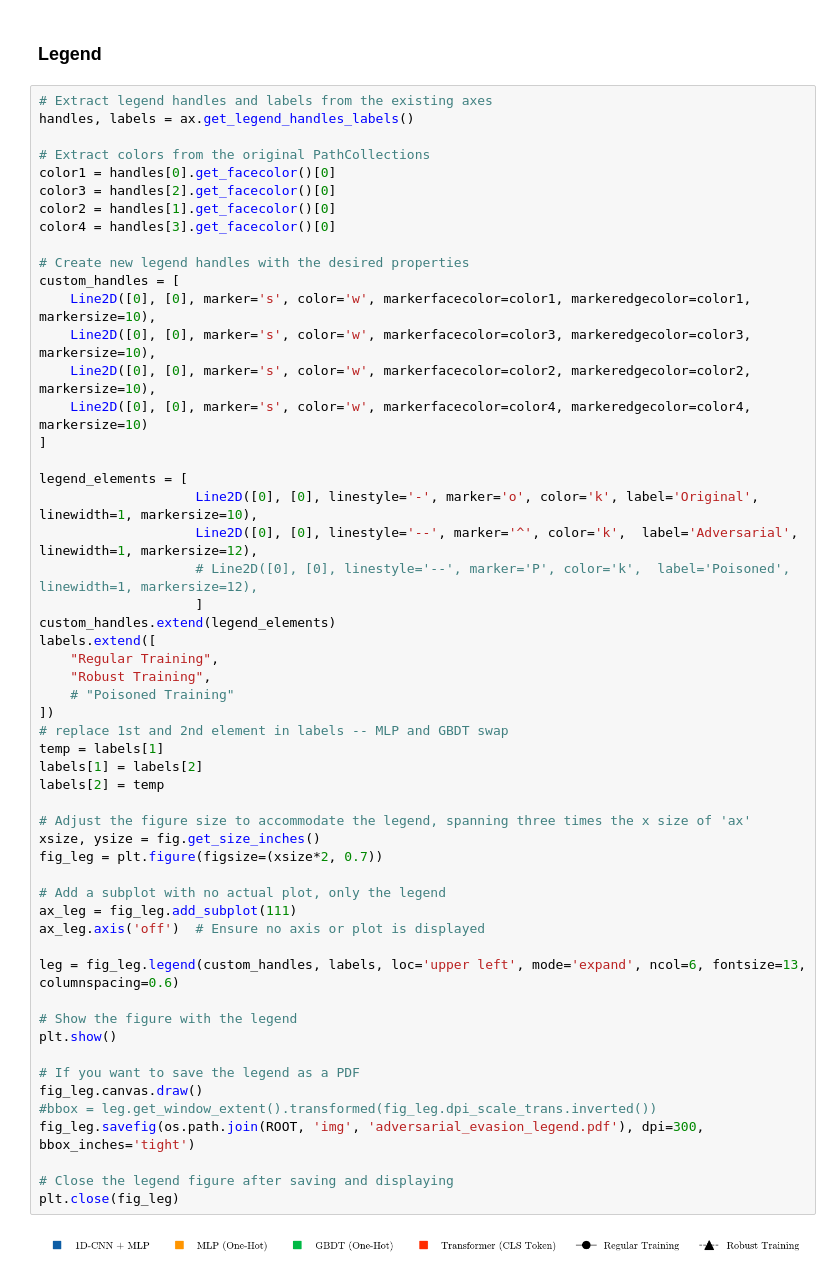
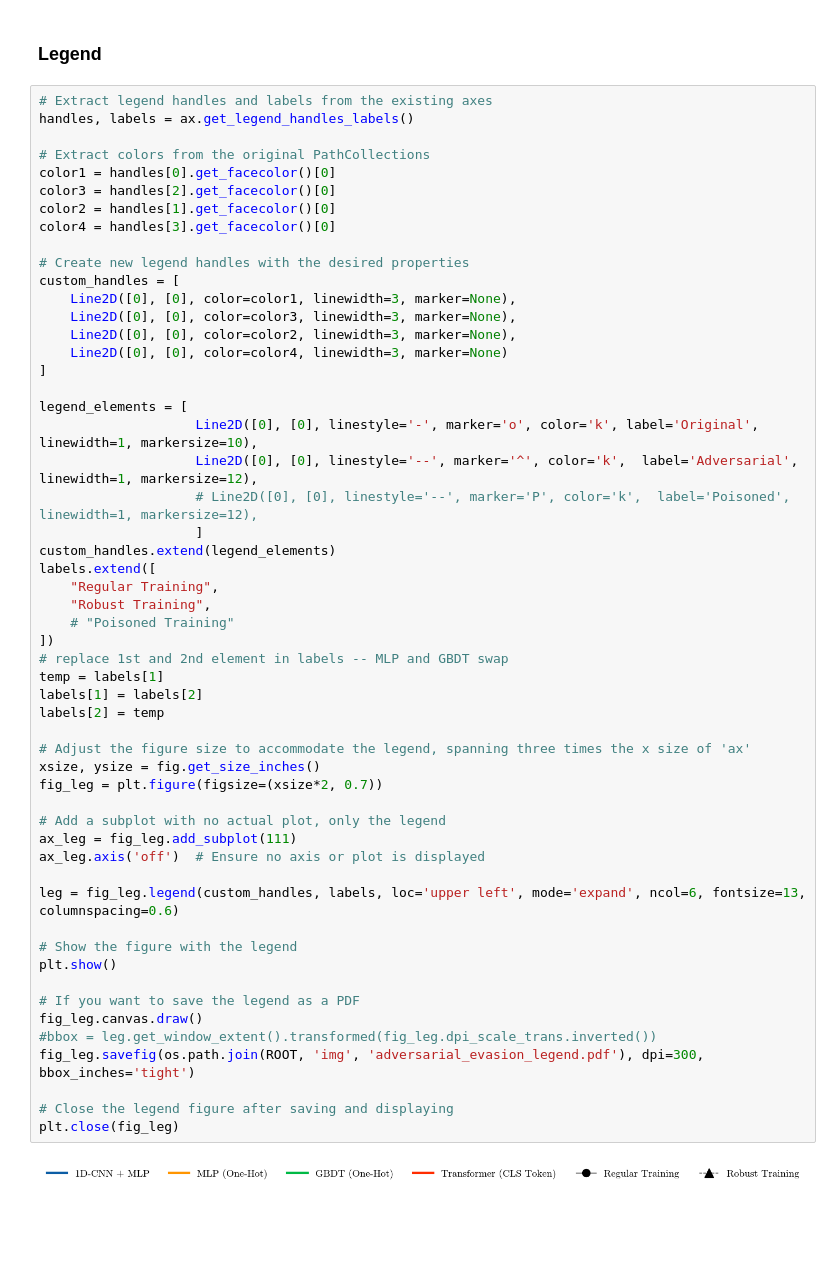
Before and after one commit to dtrizna/QuasarNix, a Jupyter notebook: experiments/results_adversarial_evasion.ipynb, the cells around one changed output. Drawn from its saved outputs; the diff is of its cells as text; blank space fills up the shorter version.

```diff
--- a/experiments/results_adversarial_evasion.ipynb
+++ b/experiments/results_adversarial_evasion.ipynb
@@ -203,10 +203,10 @@ color4 = handles[3].get_facecolor()[0]
 
 # Create new legend handles with the desired properties
 custom_handles = [
-    Line2D([0], [0], marker='s', color='w', markerfacecolor=color1, markeredgecolor=color1, markersize=10),
-    Line2D([0], [0], marker='s', color='w', markerfacecolor=color3, markeredgecolor=color3, markersize=10),
-    Line2D([0], [0], marker='s', color='w', markerfacecolor=color2, markeredgecolor=color2, markersize=10),
-    Line2D([0], [0], marker='s', color='w', markerfacecolor=color4, markeredgecolor=color4, markersize=10)
+    Line2D([0], [0], color=color1, linewidth=3, marker=None),
+    Line2D([0], [0], color=color3, linewidth=3, marker=None),
+    Line2D([0], [0], color=color2, linewidth=3, marker=None),
+    Line2D([0], [0], color=color4, linewidth=3, marker=None)
 ]
 
 legend_elements = [
@@ -219,31 +219,31 @@ labels.extend([
     "Regular Training",
     "Robust Training",
     # "Poisoned Training"
 ])
 # replace 1st and 2nd element in labels -- MLP and GBDT swap
 temp = labels[1]
 labels[1] = labels[2]
 labels[2] = temp
 
 # Adjust the figure size to accommodate the legend, spanning three times the x size of 'ax'
 xsize, ysize = fig.get_size_inches()
 fig_leg = plt.figure(figsize=(xsize*2, 0.7))
 
 # Add a subplot with no actual plot, only the legend
 ax_leg = fig_leg.add_subplot(111)
 ax_leg.axis('off')  # Ensure no axis or plot is displayed
 
 leg = fig_leg.legend(custom_handles, labels, loc='upper left', mode='expand', ncol=6, fontsize=13, columnspacing=0.6)
 
 # Show the figure with the legend
 plt.show()
 
 # If you want to save the legend as a PDF
 fig_leg.canvas.draw()
 #bbox = leg.get_window_extent().transformed(fig_leg.dpi_scale_trans.inverted())
 fig_leg.savefig(os.path.join(ROOT, 'img', 'adversarial_evasion_legend.pdf'), dpi=300, bbox_inches='tight')
 
 # Close the legend figure after saving and displaying
 plt.close(fig_leg)
 # %% [output]
-[figure, old version]
+[figure, new version]
```
Also changed, not shown: 8 other files.
